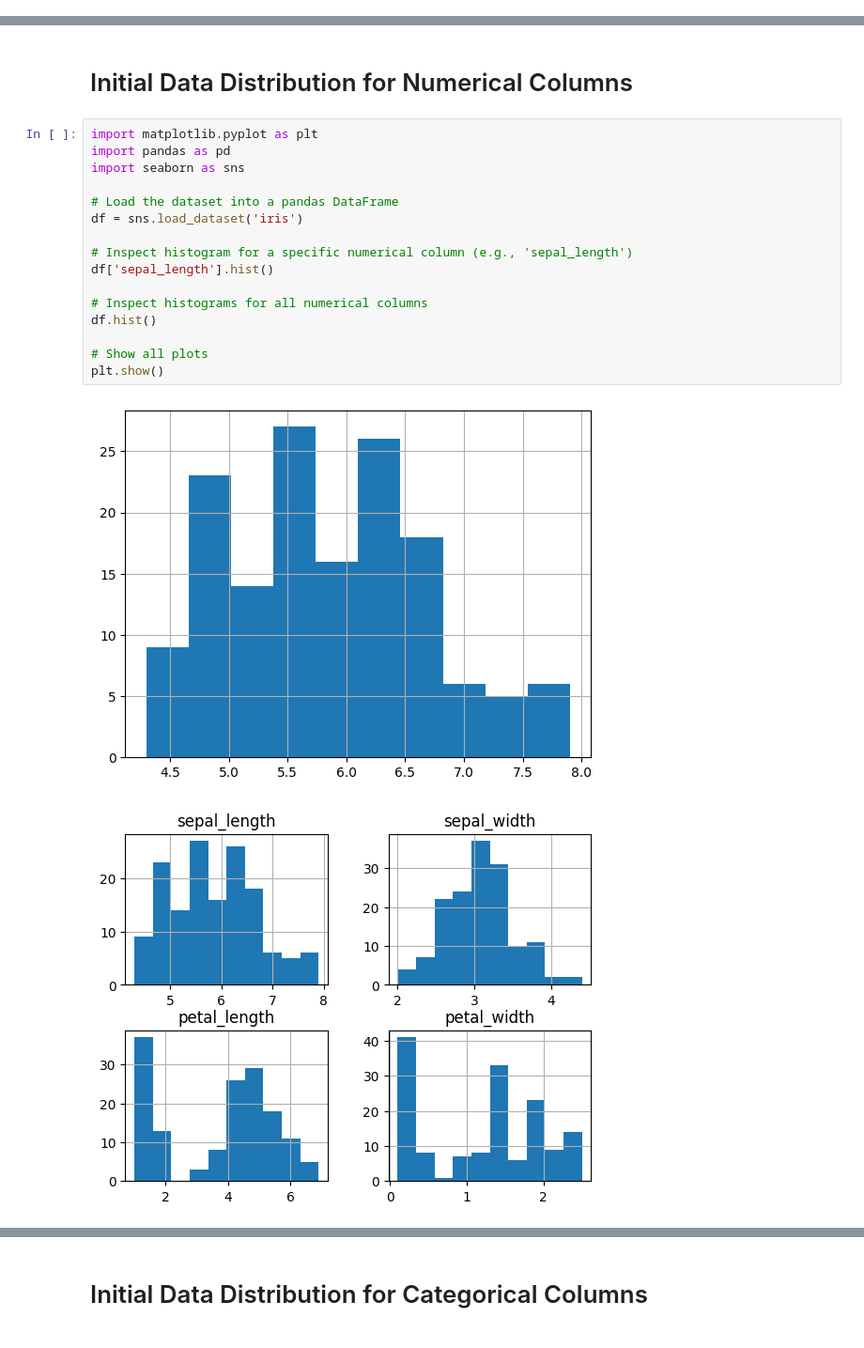
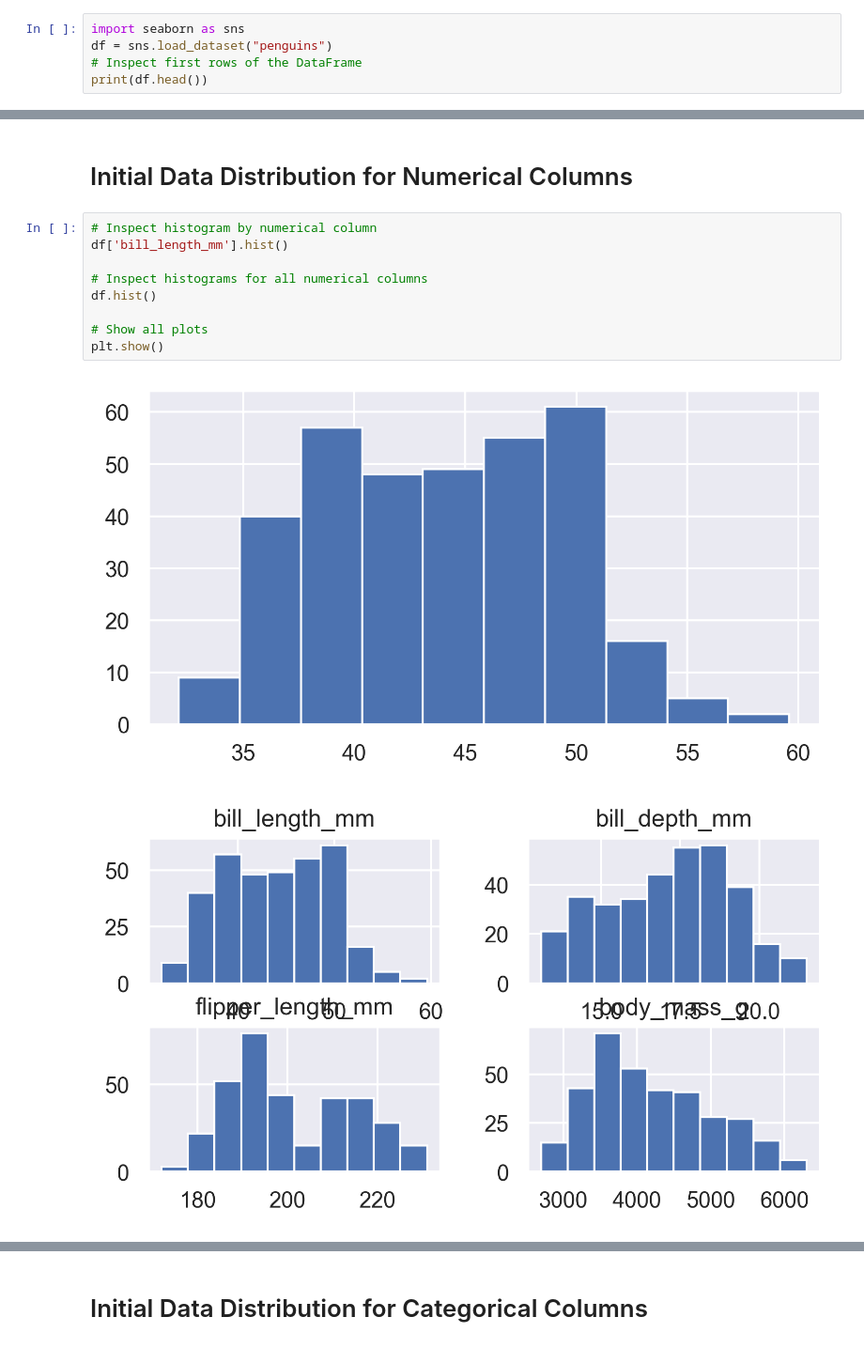
Before and after one commit to Priyankanaskar/datafun-06-eda, a Jupyter notebook: naskar_eda.ipynb, the cells around one changed output, grey strips where cells are left out. Shown at 94% size. Saved outputs shown, nothing was run; the diff lists cells and outputs as text.

```diff
--- a/naskar_eda.ipynb
+++ b/naskar_eda.ipynb
@@ -51,0 +42,5 @@ The dataset contains information about iris flowers, including sepal length, sep
+# %%
+import seaborn as sns
+df = sns.load_dataset("penguins")
+# Inspect first rows of the DataFrame
+print(df.head())
@@ -97,21 +107,14 @@ This function provides a summary of basic statistical measures for each numerica
 # %% [markdown]
 # Initial Data Distribution for Numerical Columns
 # %%
-import matplotlib.pyplot as plt
-import pandas as pd
-import seaborn as sns
-
-# Load the dataset into a pandas DataFrame
-df = sns.load_dataset('iris')
-
-# Inspect histogram for a specific numerical column (e.g., 'sepal_length')
-df['sepal_length'].hist()
+# Inspect histogram by numerical column
+df['bill_length_mm'].hist()
 
 # Inspect histograms for all numerical columns
 df.hist()
 
 # Show all plots
 plt.show()
 # %% [output]
-[figure, old version]
+[figure, new version]
-[figure, old version]
+[figure, new version]
```
Also changed, not shown: parts of 74 cells of this notebook, 2 other files.
